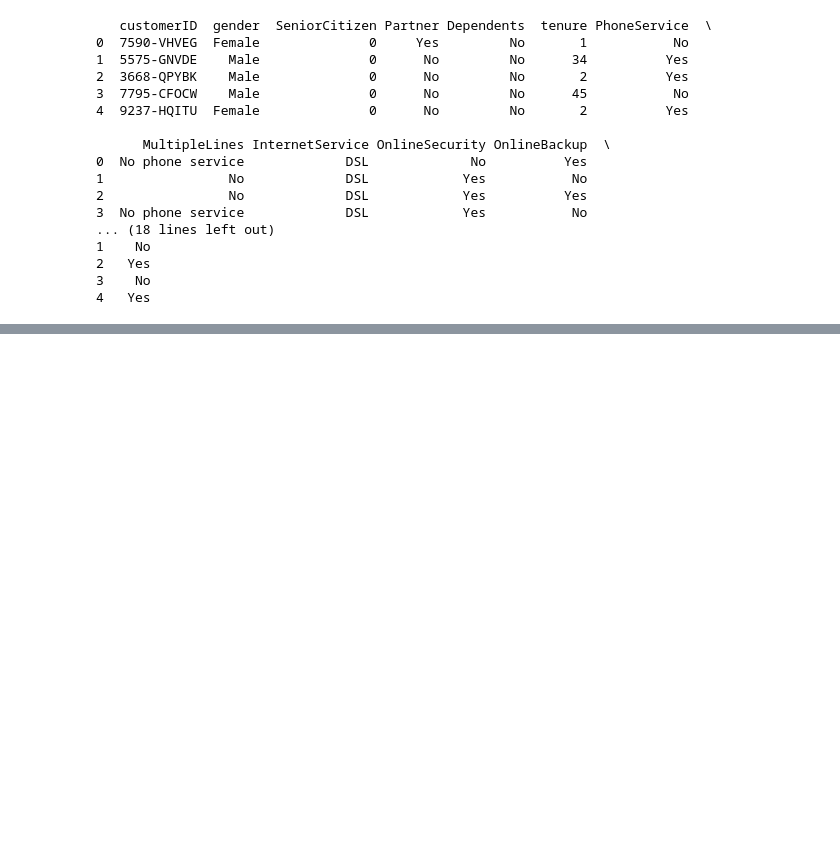
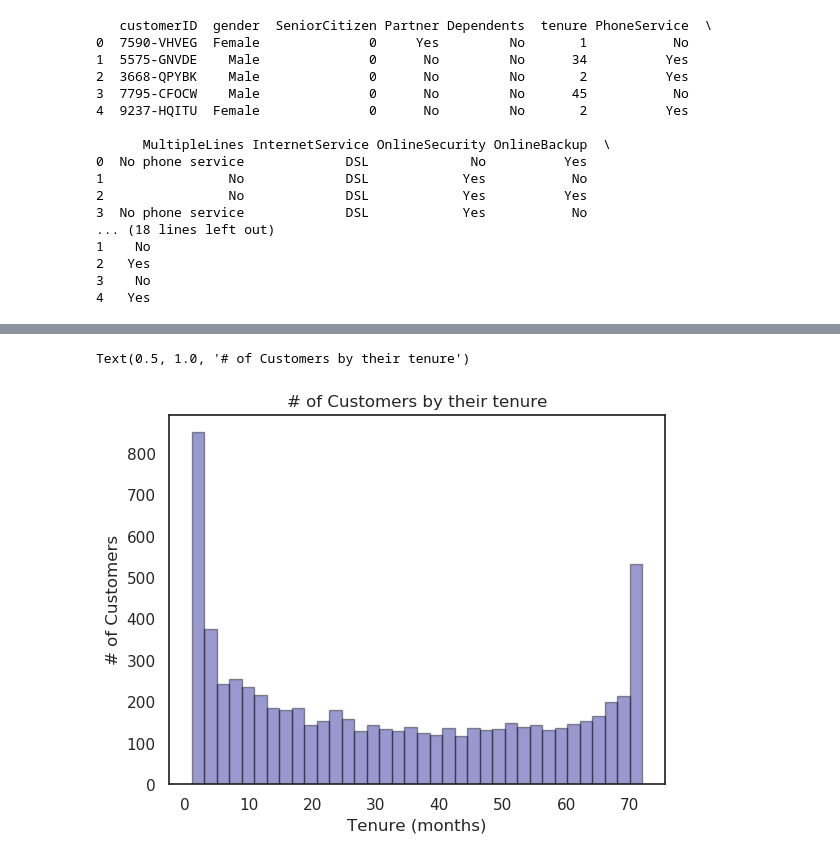
Before and after one commit to boris-korotkov/Customer-Churn-Prediction, a Jupyter notebook: Main.ipynb, the cells around one changed output, grey strips where cells are left out. Saved outputs shown, nothing was run; the diff lists cells and outputs as text; code cells hidden in the pictures; blank space fills up the shorter version.

```diff
--- a/Main.ipynb
+++ b/Main.ipynb
@@ -124,0 +241,13 @@ df.head()
+# %%
+#Tenure: There are a lot of customers have been with the telecom company for just a month, while quite a many are there for about 72 months.
+
+ax = sns.distplot(df['tenure'], hist=True, kde=False,
+             bins=int(180/5), color = 'darkblue',
+             hist_kws={'edgecolor':'black'},
+             kde_kws={'linewidth': 4})
+ax.set_ylabel('# of Customers')
+ax.set_xlabel('Tenure (months)')
+ax.set_title('# of Customers by their tenure')
+# %% [output]
+Text(0.5, 1.0, '# of Customers by their tenure')
+[figure, added]
```
Also changed, not shown: parts of 41 cells of this notebook.
